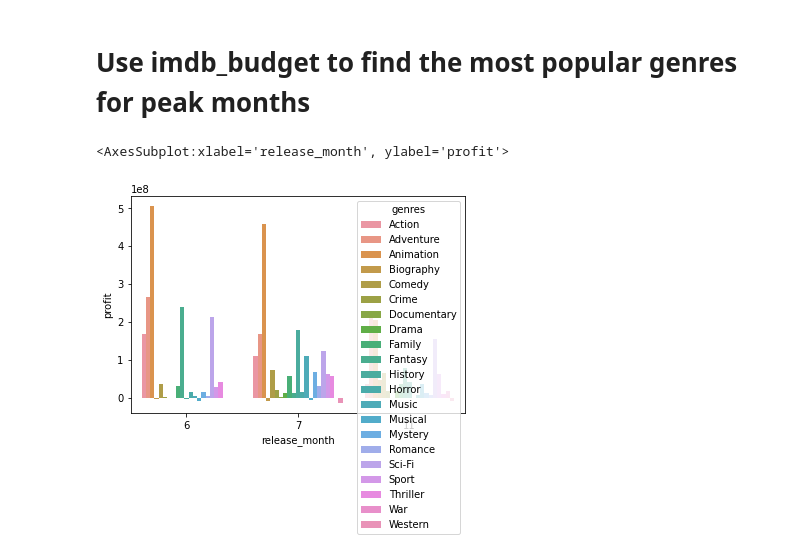
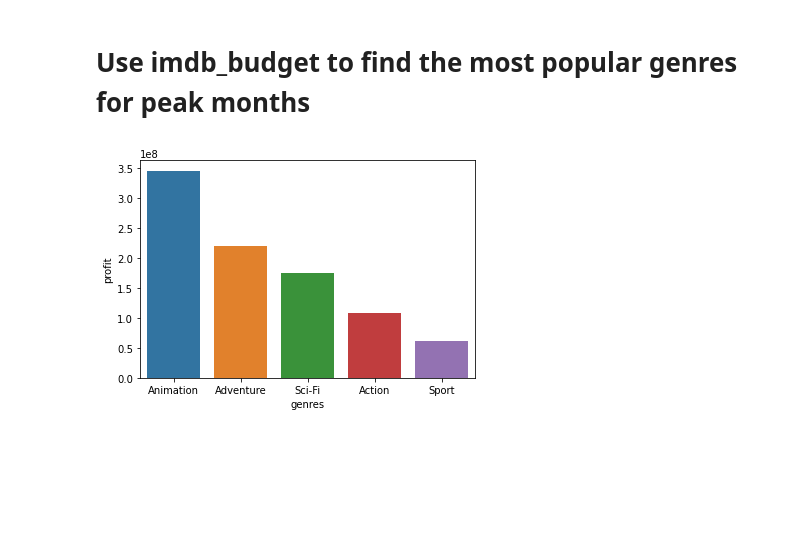
Before and after one commit to michael-pozo/Movie-Data-Analysis-, a Jupyter notebook: IMDB Data Working Notebook.ipynb, the cells around one changed output. Cells and saved outputs as stored; diff of their text form; code cells hidden in the pictures; blank space fills up the shorter version.

```diff
--- a/IMDB Data Working Notebook.ipynb
+++ b/IMDB Data Working Notebook.ipynb
@@ -246,9 +230,9 @@ imdb_budget_df
 # %% [markdown]
 # Use imdb_budget to find the most popular genres for peak months
 # %%
-grouped_df = imdb_budget_df.groupby(['release_month', 'genres']).median().reset_index()
-grouped_df_subset = grouped_df.loc[grouped_df['release_month'].isin([6,7,11])].reset_index()
-sns.barplot(x = 'release_month', y ='profit', hue = 'genres', data = grouped_df_subset)
+filtered_df = imdb_budget_df.loc[imdb_budget_df['release_month'].isin([6,7,11])]
+grouped_df = filtered_df.groupby(['genres']).median().sort_values(by=['profit'], ascending=[False]).reset_index()
+top_5_genres_df = grouped_df.head(5)
+sns.barplot(x = 'genres', y ='profit', data = top_5_genres_df);
 # %% [output]
-<AxesSubplot:xlabel='release_month', ylabel='profit'>
-[figure, old version]
+[figure, new version]
```
Also changed, not shown: parts of 3 cells of this notebook.
